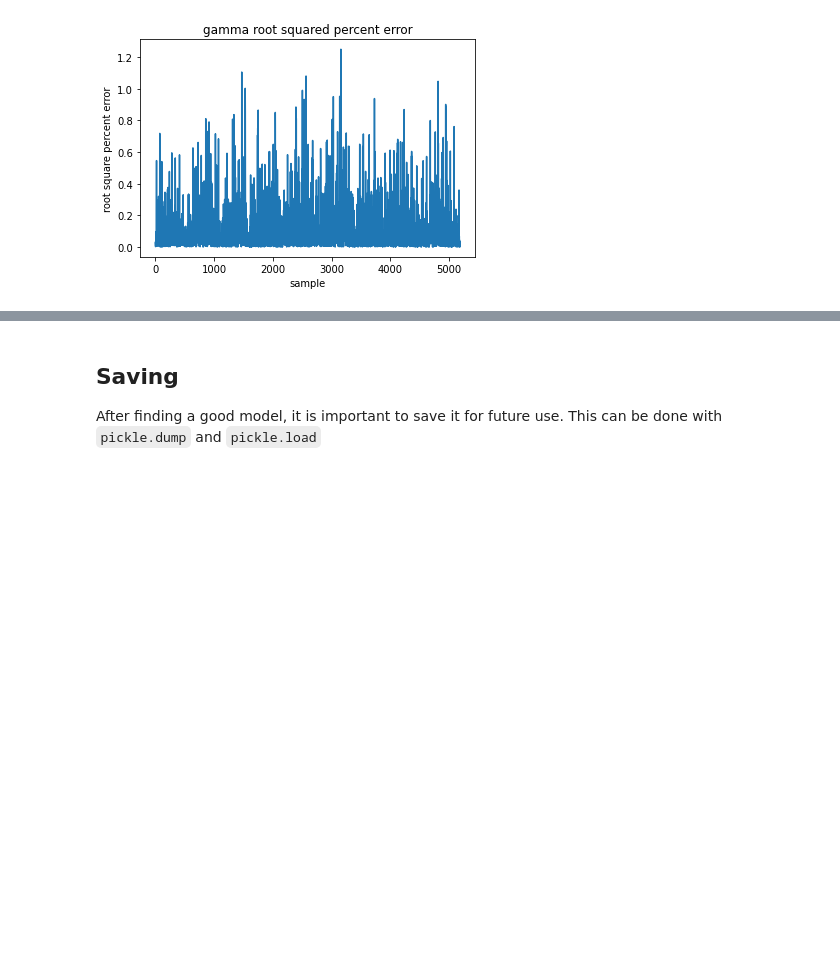
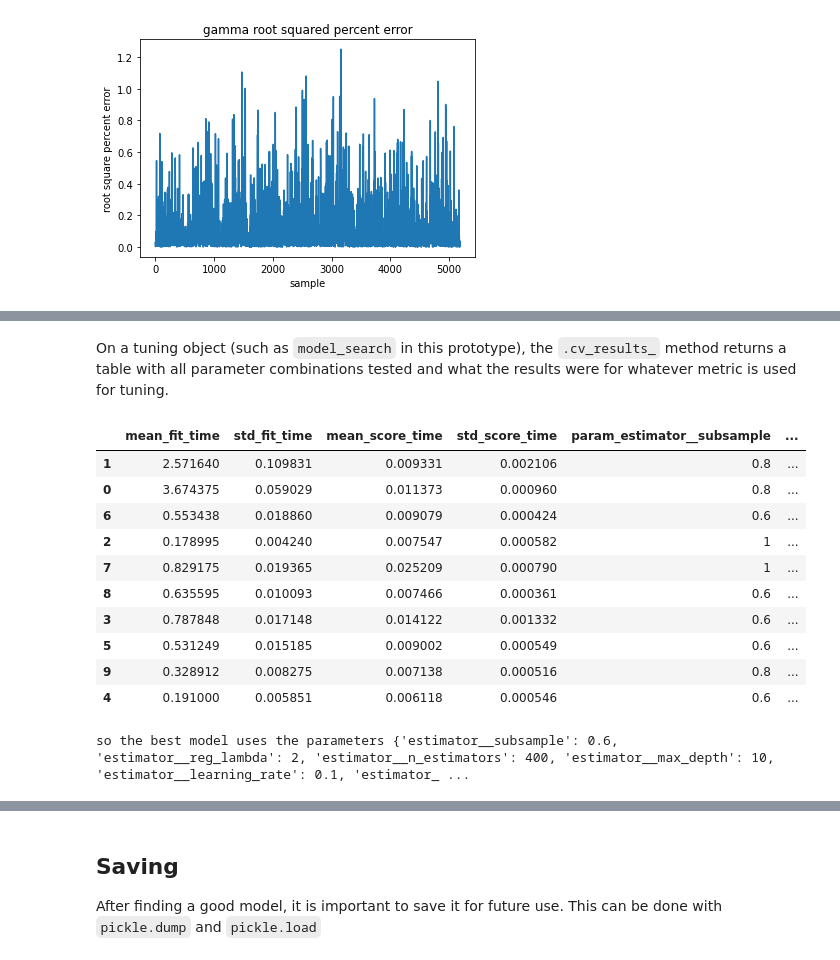
Before and after one commit to waltherwj/FORCE-RECONSTRUCTION-ML-MODEL, a Jupyter notebook: XGBoost_Prototype.ipynb, the cells around one changed output, grey strips where cells are left out. Drawn from its saved outputs; the diff is of its cells as text; code cells hidden in the pictures; blank space fills up the shorter version.

```diff
--- a/XGBoost_Prototype.ipynb
+++ b/XGBoost_Prototype.ipynb
@@ -239,0 +240,7 @@ It is worth it to devote some time to tuning after figuring out the general mode
+# %%
+# changing parameters for the sake of the prototype's readability
+forces, voltages = df[['ecc','gammaG']], df[['N','Esoil','Econc','Dbot','H1','H2','H3','Mr_t','Mt_t','Mr_c','Mt_c']] #Column names are explicity stated for this, instead of the column indices
+
+# displaying forces for a sanity check that we got the correct columns
+with pd.option_context('display.max_rows', 10): #setting to show 10 rows
+  display(forces)
@@ -239,0 +268,7 @@ It is worth it to devote some time to tuning after figuring out the general mode
+# %%
+## Splitting the data into a training set containint 85% of the data and a test set with the remaining
+voltages_train, voltages_test, forces_train, forces_test = train_test_split(
+    voltages, forces, test_size=0.15)
+
+## displaying the sized of the training and testing datasets
+print(f'The total dataset has {len(voltages)} samples, split into training: {len(voltages_train)} and test: {len(forces_test)}')
@@ -239,0 +286,23 @@ It is worth it to devote some time to tuning after figuring out the general mode
+# %%
+## Redefining the model to have base parameters we'd like
+# simple xgboost regressor
+single_model = xgb.XGBRegressor(subsample = 0.7, eval_metric = 'rmse', n_estimators=400, max_depth=5, objective='reg:squarederror', tree_method = 'hist')
+# multi output regressor
+model = MultiOutputRegressor(single_model)
+
+
+## creating a dictionary containing all the parameters to be iterated through
+
+tuning_parameters = {
+    "estimator__learning_rate": [0.1, 0.01, 0.001],
+    "estimator__colsample_bytree": [0.6, 0.8, 1.0],
+    "estimator__subsample": [0.6, 0.8, 1.0],
+    "estimator__max_depth": [2, 3, 4,6 ,8 ,10],
+    "estimator__n_estimators": [100, 200, 300, 400],
+    "estimator__reg_lambda": [1, 1.5, 2],
+    "estimator__gamma": [0.1, 0.3, 0.5, 0.7],
+}
+
+## running the tuning
+model_search = RandomizedSearchCV(model, tuning_parameters, scoring = 'explained_variance', verbose = 1)
+model_search.fit(voltages_train, forces_train)
@@ -239,0 +330,25 @@ It is worth it to devote some time to tuning after figuring out the general mode
+# %% [markdown]
+On a tuning object (such as `model_search` in this prototype), the `.cv_results_` method returns a table with all parameter combinations tested and what the results were for whatever metric is used for tuning.
+# %%
+with pd.option_context('display.max_rows', None): #setting to show all rows
+
+  #show only the more relevant columns sorted by rank
+  results = pd.DataFrame(model_search.cv_results_)##[['param_estimator__gamma','param_estimator__learning_rate','param_estimator__max_depth','param_estimator__n_estimators','mean_test_score','std_test_score','rank_test_score']]
+  results.sort_values(by='rank_test_score', inplace=True)
+  display(results)
+# %% [output]
+|  | mean_fit_time | std_fit_time | mean_score_time | std_score_time | param_estimator__subsample | ... |
+| 1 | 2.571640 | 0.109831 | 0.009331 | 0.002106 | 0.8 | ... |
+| 0 | 3.674375 | 0.059029 | 0.011373 | 0.000960 | 0.8 | ... |
+| 6 | 0.553438 | 0.018860 | 0.009079 | 0.000424 | 0.6 | ... |
+| 2 | 0.178995 | 0.004240 | 0.007547 | 0.000582 | 1 | ... |
+| 7 | 0.829175 | 0.019365 | 0.025209 | 0.000790 | 1 | ... |
+| 8 | 0.635595 | 0.010093 | 0.007466 | 0.000361 | 0.6 | ... |
+| 3 | 0.787848 | 0.017148 | 0.014122 | 0.001332 | 0.6 | ... |
+| 5 | 0.531249 | 0.015185 | 0.009002 | 0.000549 | 0.6 | ... |
+| 9 | 0.328912 | 0.008275 | 0.007138 | 0.000516 | 0.8 | ... |
+| 4 | 0.191000 | 0.005851 | 0.006118 | 0.000546 | 0.6 | ... |
+# %%
+print(f'so the best model uses the parameters {model_search.best_params_} for a score of {model_search.best_score_}')
+# %% [output]
+so the best model uses the parameters {'estimator__subsample': 0.6, 'estimator__reg_lambda': 2, 'estimator__n_estimators': 400, 'estimator__max_depth': 10, 'estimator__learning_rate': 0.1, 'estimator_ ...
```
Also changed, not shown: parts of 24 cells of this notebook.
